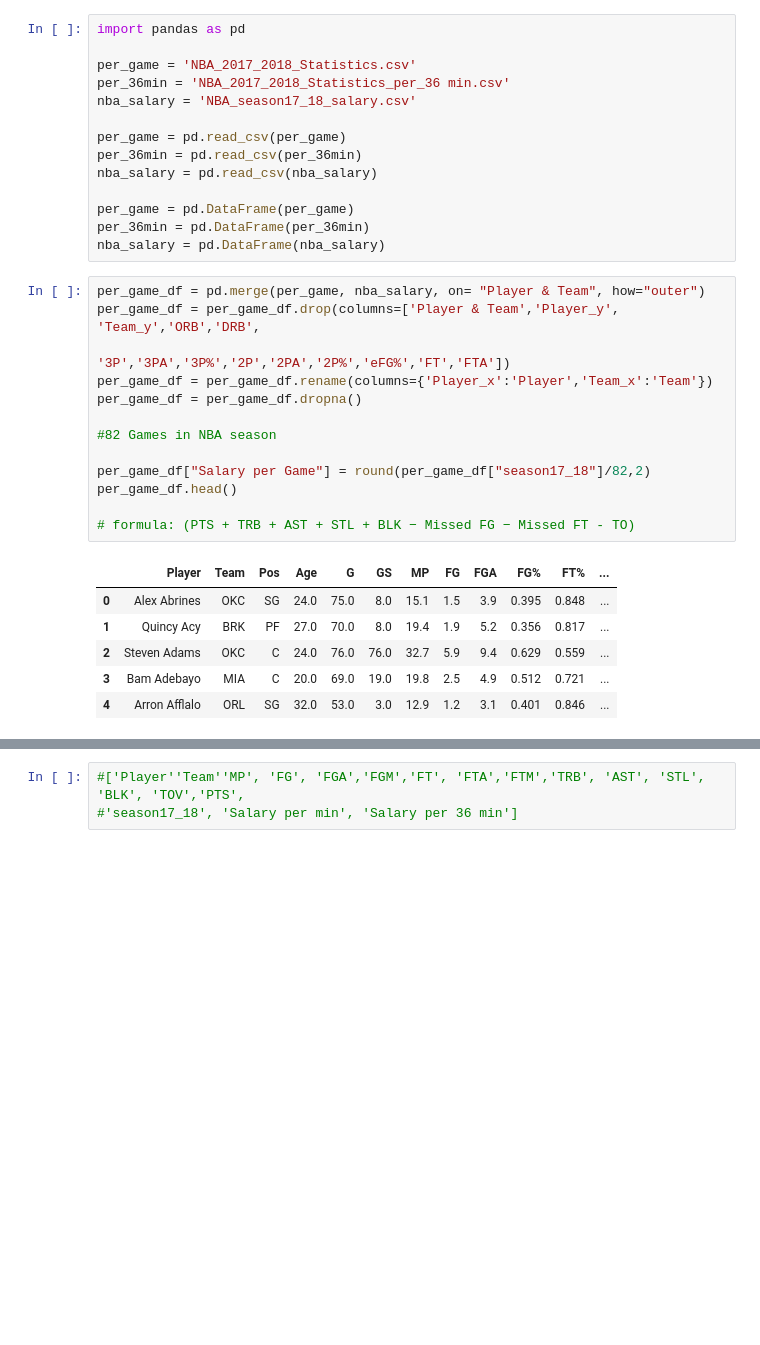
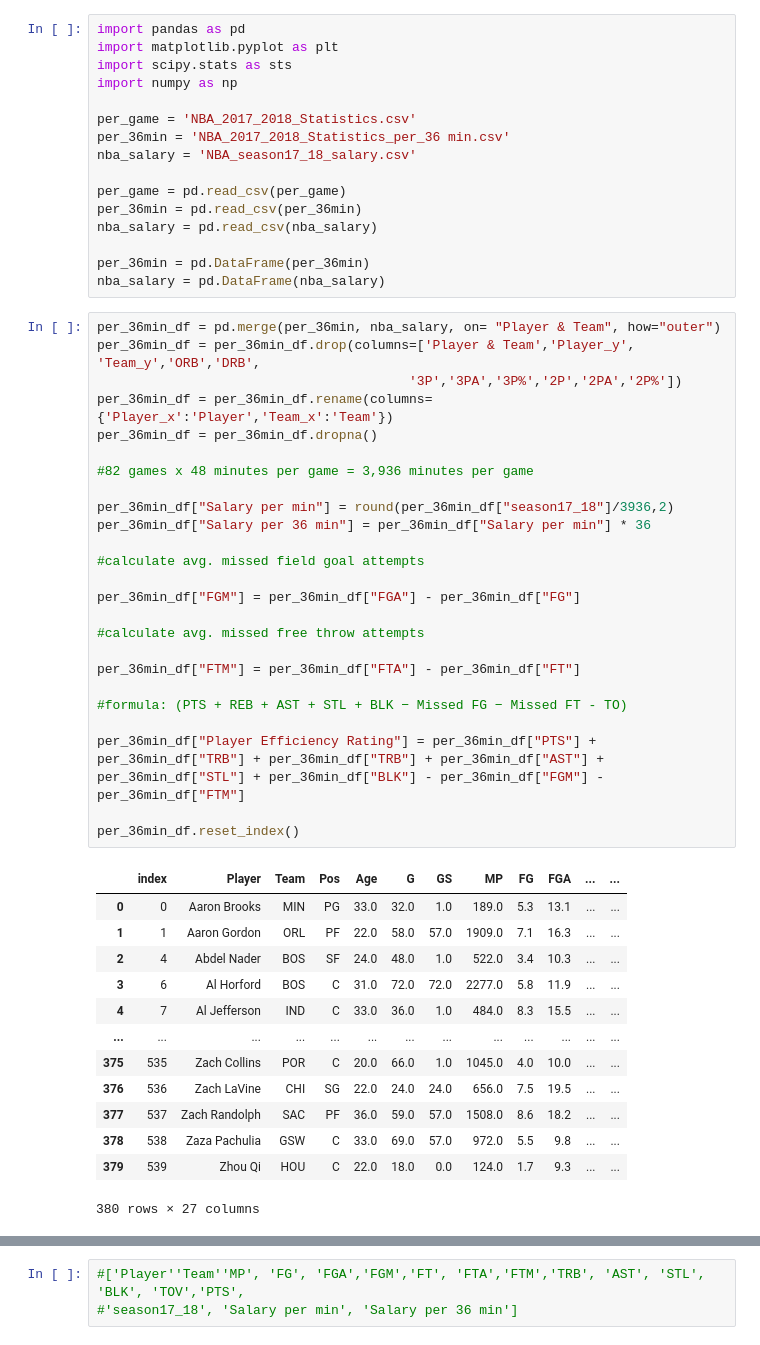
Before and after one commit to dinomolina/NBAstats_Project, a Jupyter notebook: NBA_Player_vs_Salary.ipynb, the cells around one changed output, grey strips where cells are left out. Drawn from its saved outputs; the diff is of its cells as text; blank space fills up the shorter version.

```diff
--- a/NBA_Player_vs_Salary.ipynb
+++ b/NBA_Player_vs_Salary.ipynb
@@ -1,5 +1,8 @@
 # %%
 import pandas as pd
+import matplotlib.pyplot as plt
+import scipy.stats as sts
+import numpy as np
 
 per_game = 'NBA_2017_2018_Statistics.csv'
 per_36min = 'NBA_2017_2018_Statistics_per_36 min.csv'
@@ -9,26 +12,44 @@ per_game = pd.read_csv(per_game)
 per_36min = pd.read_csv(per_36min)
 nba_salary = pd.read_csv(nba_salary)
 
-per_game = pd.DataFrame(per_game)
 per_36min = pd.DataFrame(per_36min)
 nba_salary = pd.DataFrame(nba_salary)
 # %%
-per_game_df = pd.merge(per_game, nba_salary, on= "Player & Team", how="outer")
-per_game_df = per_game_df.drop(columns=['Player & Team','Player_y', 'Team_y','ORB','DRB',
-                                        '3P','3PA','3P%','2P','2PA','2P%','eFG%','FT','FTA'])
-per_game_df = per_game_df.rename(columns={'Player_x':'Player','Team_x':'Team'})
-per_game_df = per_game_df.dropna()
+per_36min_df = pd.merge(per_36min, nba_salary, on= "Player & Team", how="outer")
+per_36min_df = per_36min_df.drop(columns=['Player & Team','Player_y', 'Team_y','ORB','DRB',
+                                        '3P','3PA','3P%','2P','2PA','2P%'])
+per_36min_df = per_36min_df.rename(columns={'Player_x':'Player','Team_x':'Team'})
+per_36min_df = per_36min_df.dropna()
 
-#82 Games in NBA season
+#82 games x 48 minutes per game = 3,936 minutes per game
 
-per_game_df["Salary per Game"] = round(per_game_df["season17_18"]/82,2)
-per_game_df.head()
+per_36min_df["Salary per min"] = round(per_36min_df["season17_18"]/3936,2)
+per_36min_df["Salary per 36 min"] = per_36min_df["Salary per min"] * 36
 
-# formula: (PTS + TRB + AST + STL + BLK − Missed FG − Missed FT - TO)
+#calculate avg. missed field goal attempts
+
+per_36min_df["FGM"] = per_36min_df["FGA"] - per_36min_df["FG"]
+
+#calculate avg. missed free throw attempts
+
+per_36min_df["FTM"] = per_36min_df["FTA"] - per_36min_df["FT"]
+
+#formula: (PTS + REB + AST + STL + BLK − Missed FG − Missed FT - TO)
+
+per_36min_df["Player Efficiency Rating"] = per_36min_df["PTS"] + per_36min_df["TRB"] + per_36min_df["TRB"] + per_36min_df["AST"] + per_36min_df["STL"] + per_36min_df["BLK"] - per_36min_df["FGM"] - per_36min_df["FTM"]
+
+per_36min_df.reset_index()
 # %% [output]
-|  | Player | Team | Pos | Age | G | GS | MP | FG | FGA | FG% | FT% | ... |
-| 0 | Alex Abrines | OKC | SG | 24.0 | 75.0 | 8.0 | 15.1 | 1.5 | 3.9 | 0.395 | 0.848 | ... |
-| 1 | Quincy Acy | BRK | PF | 27.0 | 70.0 | 8.0 | 19.4 | 1.9 | 5.2 | 0.356 | 0.817 | ... |
-| 2 | Steven Adams | OKC | C | 24.0 | 76.0 | 76.0 | 32.7 | 5.9 | 9.4 | 0.629 | 0.559 | ... |
-| 3 | Bam Adebayo | MIA | C | 20.0 | 69.0 | 19.0 | 19.8 | 2.5 | 4.9 | 0.512 | 0.721 | ... |
-| 4 | Arron Afflalo | ORL | SG | 32.0 | 53.0 | 3.0 | 12.9 | 1.2 | 3.1 | 0.401 | 0.846 | ... |
+|  | index | Player | Team | Pos | Age | G | GS | MP | FG | FGA | ... | ... |
+| 0 | 0 | Aaron Brooks | MIN | PG | 33.0 | 32.0 | 1.0 | 189.0 | 5.3 | 13.1 | ... | ... |
+| 1 | 1 | Aaron Gordon | ORL | PF | 22.0 | 58.0 | 57.0 | 1909.0 | 7.1 | 16.3 | ... | ... |
+| 2 | 4 | Abdel Nader | BOS | SF | 24.0 | 48.0 | 1.0 | 522.0 | 3.4 | 10.3 | ... | ... |
+| 3 | 6 | Al Horford | BOS | C | 31.0 | 72.0 | 72.0 | 2277.0 | 5.8 | 11.9 | ... | ... |
+| 4 | 7 | Al Jefferson | IND | C | 33.0 | 36.0 | 1.0 | 484.0 | 8.3 | 15.5 | ... | ... |
+| ... | ... | ... | ... | ... | ... | ... | ... | ... | ... | ... | ... | ... |
+| 375 | 535 | Zach Collins | POR | C | 20.0 | 66.0 | 1.0 | 1045.0 | 4.0 | 10.0 | ... | ... |
+| 376 | 536 | Zach LaVine | CHI | SG | 22.0 | 24.0 | 24.0 | 656.0 | 7.5 | 19.5 | ... | ... |
+| 377 | 537 | Zach Randolph | SAC | PF | 36.0 | 59.0 | 57.0 | 1508.0 | 8.6 | 18.2 | ... | ... |
+| 378 | 538 | Zaza Pachulia | GSW | C | 33.0 | 69.0 | 57.0 | 972.0 | 5.5 | 9.8 | ... | ... |
+| 379 | 539 | Zhou Qi | HOU | C | 22.0 | 18.0 | 0.0 | 124.0 | 1.7 | 9.3 | ... | ... |
+380 rows × 27 columns
```
Also changed, not shown: parts of 17 cells of this notebook, 2 other files.
